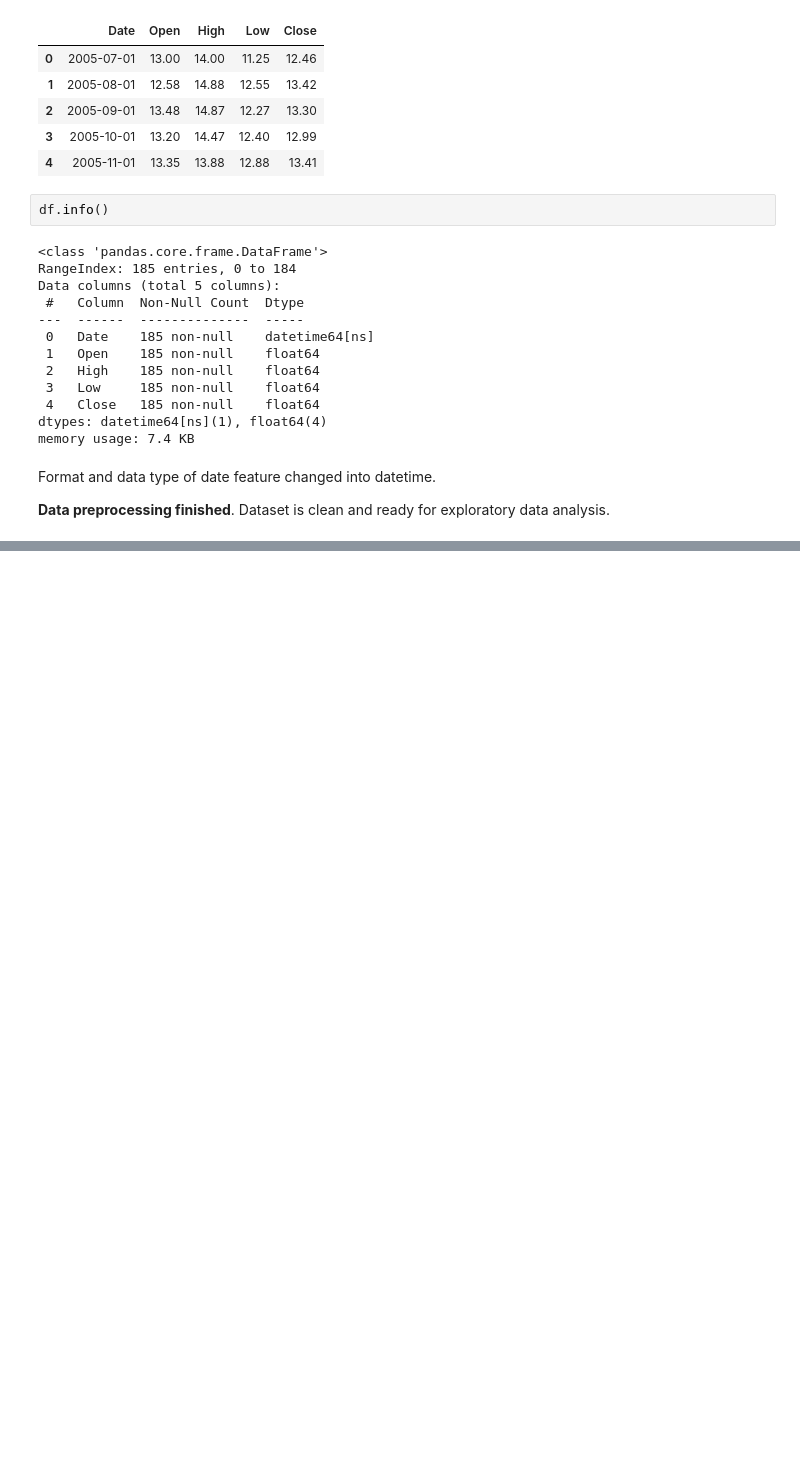
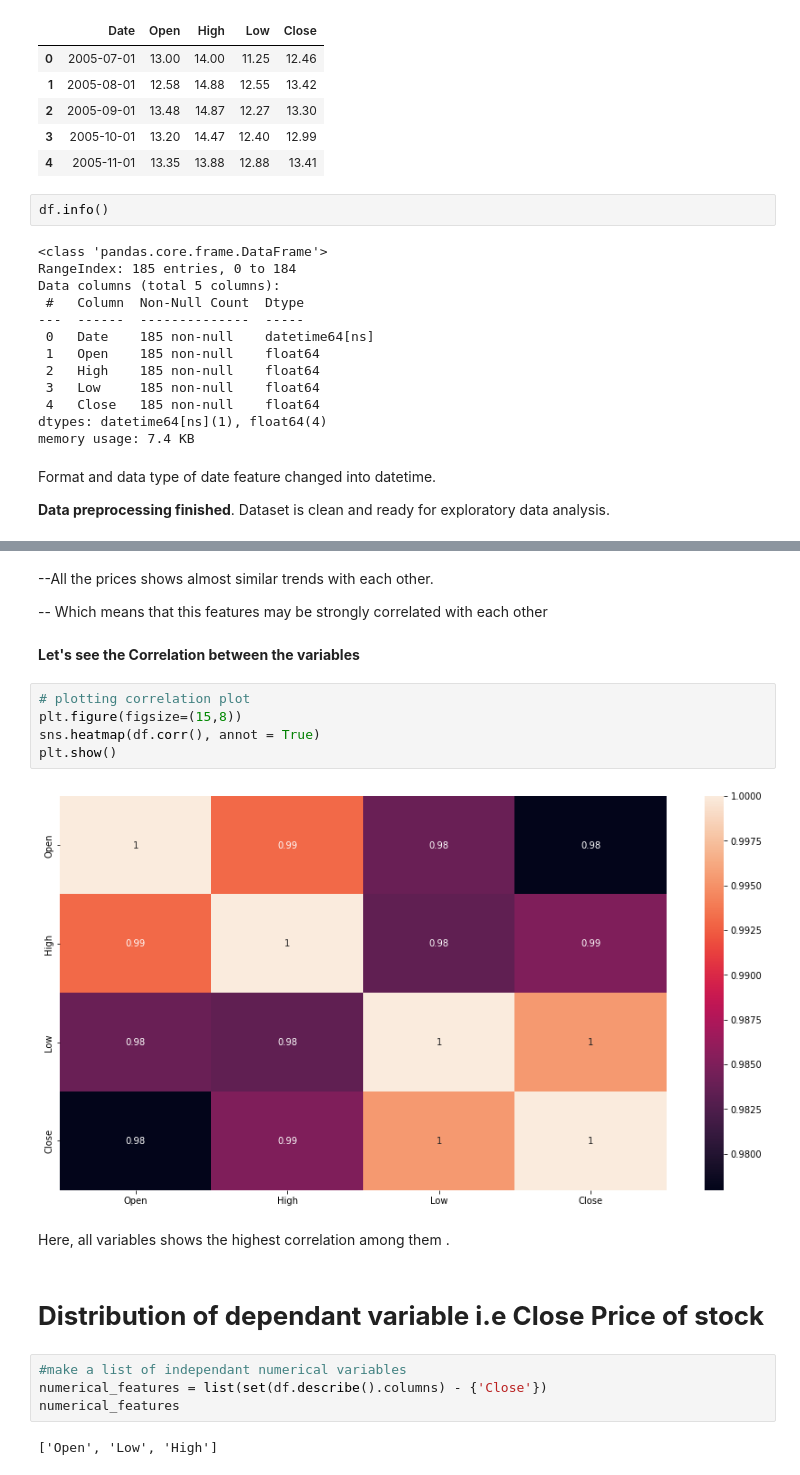
Before and after one commit to sm160388/capstone-2, a Jupyter notebook: Yes_Bank_Stock_Closing_Price.ipynb, the cells around one changed output, grey strips where cells are left out. Cells and saved outputs as stored; diff of their text form; blank space fills up the shorter version.

```diff
--- a/Yes_Bank_Stock_Closing_Price.ipynb
+++ b/Yes_Bank_Stock_Closing_Price.ipynb
@@ -165,0 +207,23 @@ Format and data type of date feature changed into datetime.
+# %% [markdown]
+--All the prices shows almost similar trends with each other.
+
+-- Which means that this features may be strongly correlated with each other
+# %% [markdown]
+**Let's see the Correlation between the variables**
+# %%
+# plotting correlation plot
+plt.figure(figsize=(15,8))
+sns.heatmap(df.corr(), annot = True)
+plt.show()
+# %% [output]
+[figure, added]
+# %% [markdown]
+Here, all variables shows the highest correlation among them .
+# %% [markdown]
+# **Distribution of dependant variable i.e Close Price of stock**
+# %%
+#make a list of independant numerical variables
+numerical_features = list(set(df.describe().columns) - {'Close'})
+numerical_features
+# %% [output]
+['Open', 'Low', 'High']
```
Also changed, not shown: parts of 90 cells of this notebook.
